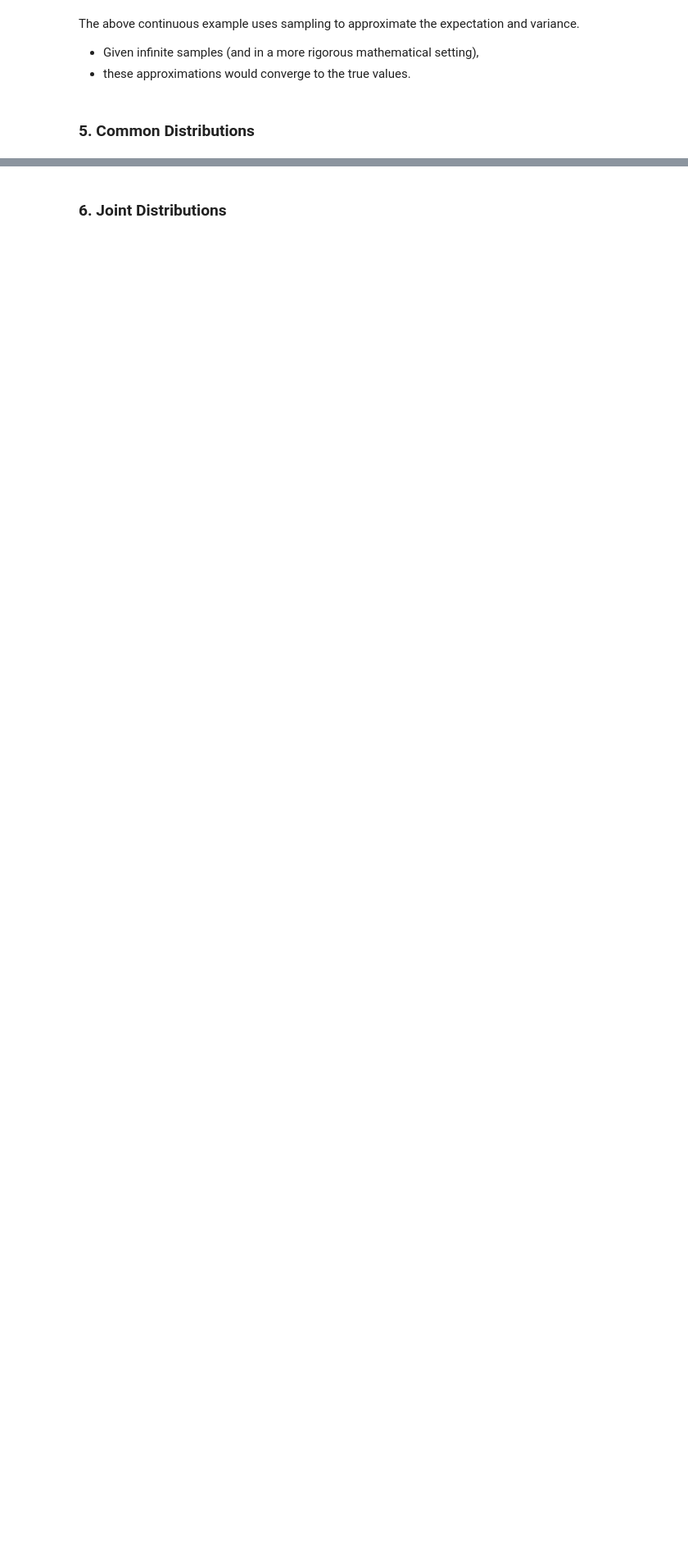
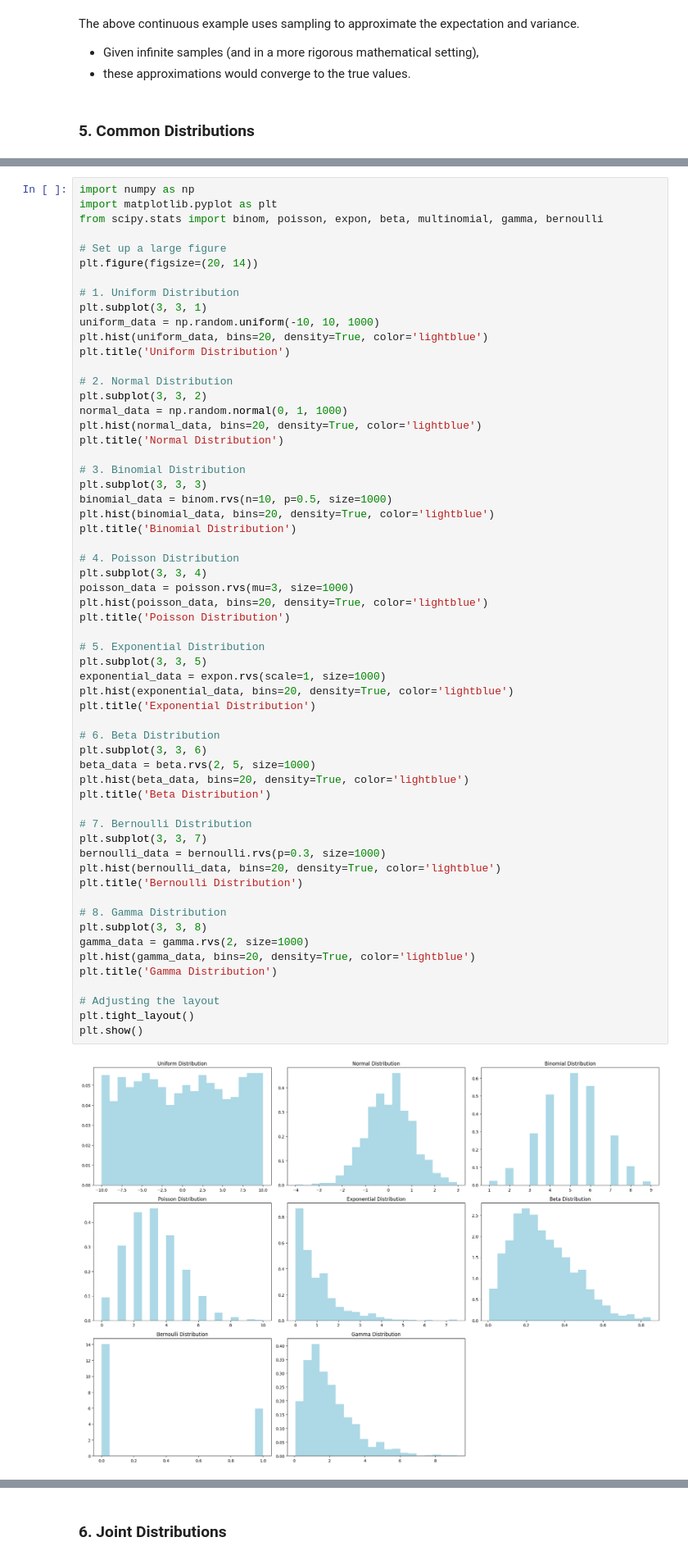
Before and after one commit to natapone/learning_ai_by_coding, a Jupyter notebook: 1-3_probability.ipynb, the cells around one changed output, grey strips where cells are left out. Shown at 82% size. Cells and saved outputs as stored; diff of their text form; blank space fills up the shorter version.

Commit message:
distribution

```diff
--- a/1-3_probability.ipynb
+++ b/1-3_probability.ipynb
@@ -1153,0 +1202,61 @@ The above continuous example uses sampling to approximate the expectation and va
+# %%
+import numpy as np
+import matplotlib.pyplot as plt
+from scipy.stats import binom, poisson, expon, beta, multinomial, gamma, bernoulli
+
+# Set up a large figure
+plt.figure(figsize=(20, 14))
+
+# 1. Uniform Distribution
+plt.subplot(3, 3, 1)
+uniform_data = np.random.uniform(-10, 10, 1000)
+plt.hist(uniform_data, bins=20, density=True, color='lightblue')
+plt.title('Uniform Distribution')
+
+# 2. Normal Distribution
+plt.subplot(3, 3, 2)
+normal_data = np.random.normal(0, 1, 1000)
+plt.hist(normal_data, bins=20, density=True, color='lightblue')
+plt.title('Normal Distribution')
+
+# 3. Binomial Distribution
+plt.subplot(3, 3, 3)
+binomial_data = binom.rvs(n=10, p=0.5, size=1000)
+plt.hist(binomial_data, bins=20, density=True, color='lightblue')
+plt.title('Binomial Distribution')
+
+# 4. Poisson Distribution
+plt.subplot(3, 3, 4)
+poisson_data = poisson.rvs(mu=3, size=1000)
+plt.hist(poisson_data, bins=20, density=True, color='lightblue')
+plt.title('Poisson Distribution')
+
+# 5. Exponential Distribution
+plt.subplot(3, 3, 5)
+exponential_data = expon.rvs(scale=1, size=1000)
+plt.hist(exponential_data, bins=20, density=True, color='lightblue')
+plt.title('Exponential Distribution')
+
+# 6. Beta Distribution
+plt.subplot(3, 3, 6)
+beta_data = beta.rvs(2, 5, size=1000)
+plt.hist(beta_data, bins=20, density=True, color='lightblue')
+plt.title('Beta Distribution')
+
+# 7. Bernoulli Distribution
+plt.subplot(3, 3, 7)
+bernoulli_data = bernoulli.rvs(p=0.3, size=1000)
+plt.hist(bernoulli_data, bins=20, density=True, color='lightblue')
+plt.title('Bernoulli Distribution')
+
+# 8. Gamma Distribution
+plt.subplot(3, 3, 8)
+gamma_data = gamma.rvs(2, size=1000)
+plt.hist(gamma_data, bins=20, density=True, color='lightblue')
+plt.title('Gamma Distribution')
+
+# Adjusting the layout
+plt.tight_layout()
+plt.show()
+# %% [output]
+[figure, added]
```
Also changed, not shown: parts of 2 cells of this notebook.
